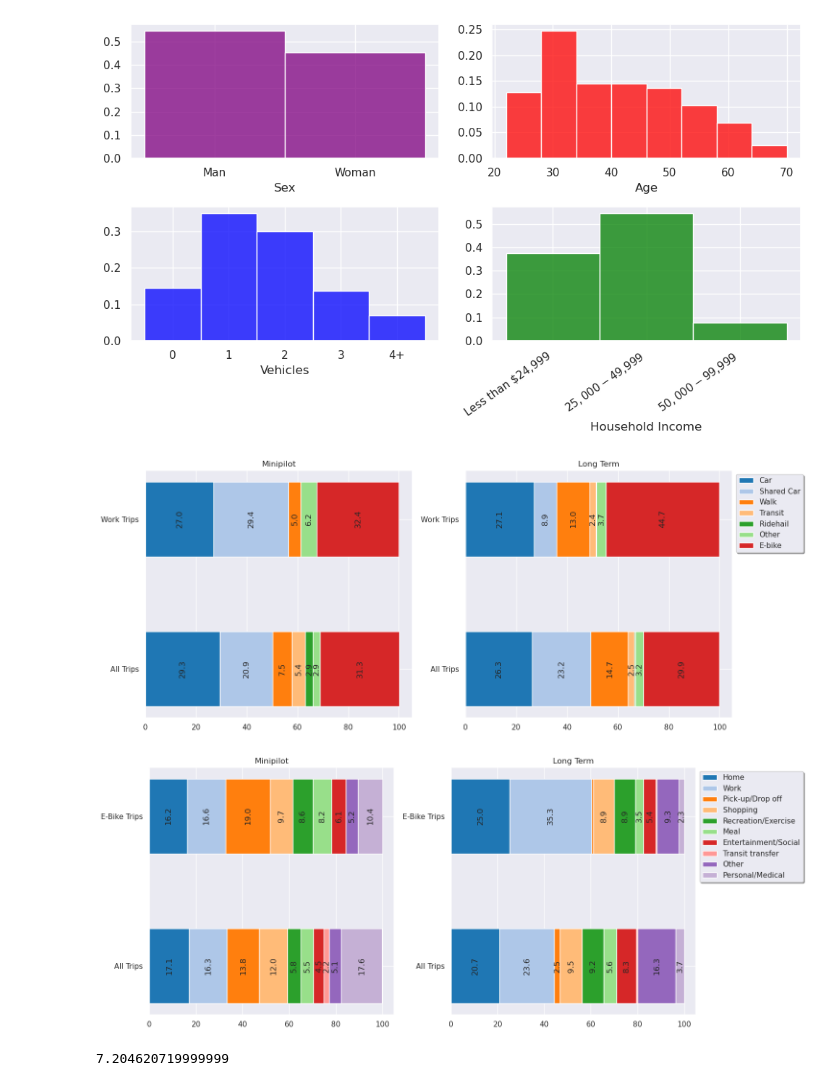
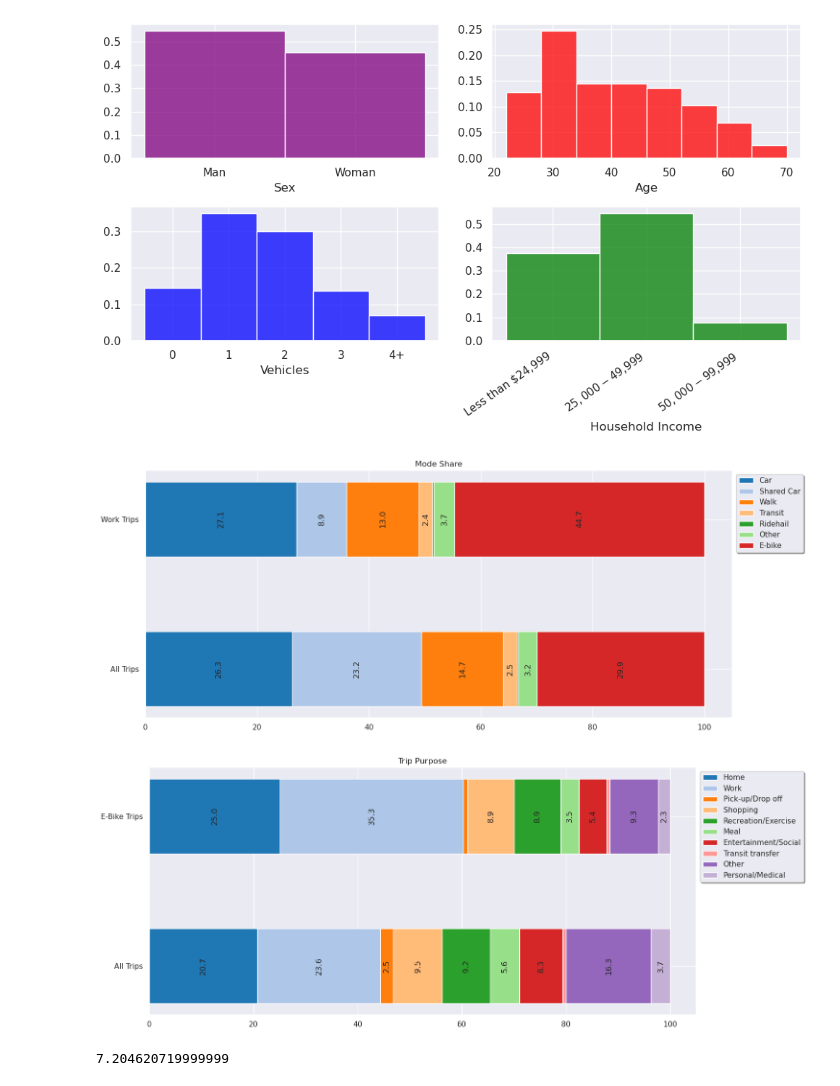
Before and after one commit to e-mission/em-public-dashboard, a Jupyter notebook: viz_scripts/canbikeco_report.ipynb, the cells around one changed output. Saved outputs shown, nothing was run; the diff lists cells and outputs as text; code cells hidden in the pictures.

```diff
--- a/viz_scripts/canbikeco_report.ipynb
+++ b/viz_scripts/canbikeco_report.ipynb
@@ -494,7 +500,7 @@ plot_data.columns = ['Mode','Trip Type','Proportion','Dataset']
 plot_data = pd.concat([plot_data, minipilot_mode_data])
 # %%
 width = 0.5
-fig, ax = plt.subplots(1,2, figsize=(15,6))
+fig, ax = plt.subplots(1,1, figsize=(15,6))
 running_total_mini = [0,0]
 running_total_long = [0,0]
 fig_data_mini = plot_data[plot_data['Dataset']=='Minipilot']
@@ -504,29 +510,29 @@ for mode in pd.unique(fig_data_mini.Mode):
     mini = fig_data_mini[fig_data_mini['Mode']==mode]
     long = fig_data_long[fig_data_long['Mode']==mode]
 
-    labels = mini['Trip Type']
-    vals = mini['Proportion']*100
-    vals_str = [round(v,1) if v>1 else '' for v in vals]
-    bar = ax[0].barh(labels, vals, width, left=running_total_mini, label=mode)
-    ax[0].bar_label(bar, label_type='center', labels=vals_str, rotation=90)
-    running_total_mini[0] = running_total_mini[0]+vals.iloc[0]
-    running_total_mini[1] = running_total_mini[1]+vals.iloc[1]
+#     labels = mini['Trip Type']
+#     vals = mini['Proportion']*100
+#     vals_str = [round(v,1) if v>1 else '' for v in vals]
+#     bar = ax[0].barh(labels, vals, width, left=running_total_mini, label=mode)
+#     ax[0].bar_label(bar, label_type='center', labels=vals_str, rotation=90)
+#     running_total_mini[0] = running_total_mini[0]+vals.iloc[0]
+#     running_total_mini[1] = running_total_mini[1]+vals.iloc[1]
 
     labels = long['Trip Type']
     vals = long['Proportion']*100
     vals_str = [round(v,1) if v>1 else '' for v in vals]
-    bar = ax[1].barh(labels, vals, width, left=running_total_long, label=mode)
-    ax[1].bar_label(bar, label_type='center', labels=vals_str, rotation=90)
+    bar = ax.barh(labels, vals, width, left=running_total_long, label=mode)
+    ax.bar_label(bar, label_type='center', labels=vals_str, rotation=90)
     running_total_long[0] = running_total_long[0]+vals.iloc[0]
     running_total_long[1] = running_total_long[1]+vals.iloc[1]
 
 file_name='CanBikeCO_report_mode_share%s'%file_suffix
-ax[0].set_title('Minipilot')
-ax[1].set_title('Long Term')
-ax[1].legend(bbox_to_anchor=(1,1), fancybox=True, shadow=True)
+ax.set_title('Minipilot')
+ax.set_title('Mode Share')
+ax.legend(bbox_to_anchor=(1,1), fancybox=True, shadow=True)
 plt.subplots_adjust(bottom=0.25)
 fig.tight_layout()
 plt.show()
 fig.savefig(SAVE_DIR+file_name+".png", bbox_inches='tight')
 # %% [output]
-[figure, old version]
+[figure, new version]
@@ -593,39 +557,39 @@ plot_data.columns = ['Purpose','Trip Type','Proportion','Dataset']
 plot_data = pd.concat([plot_data, minipilot_purp_data])
 # %%
 width = 0.5
-fig, ax = plt.subplots(1,2, figsize=(15,6))
+fig, ax = plt.subplots(1,1, figsize=(15,6))
 running_total_mini = [0,0]
 running_total_long = [0,0]
 fig_data_mini = plot_data[plot_data['Dataset']=='Minipilot']
 fig_data_long = plot_data[plot_data['Dataset']=='Long Term']
 
 for purp in pd.unique(fig_data_mini.Purpose):
     mini = fig_data_mini[fig_data_mini['Purpose']==purp]
     long = fig_data_long[fig_data_long['Purpose']==purp]
 
-    labels = mini['Trip Type']
-    vals = mini['Proportion']*100
-    vals_str = [round(v,1) if v>1 else '' for v in vals]
-    bar = ax[0].barh(labels, vals, width, left=running_total_mini, label=purp)
-    ax[0].bar_label(bar, label_type='center', labels=vals_str, rotation=90)
-    running_total_mini[0] = running_total_mini[0]+vals.iloc[0]
-    running_total_mini[1] = running_total_mini[1]+vals.iloc[1]
+#     labels = mini['Trip Type']
+#     vals = mini['Proportion']*100
+#     vals_str = [round(v,1) if v>1 else '' for v in vals]
+#     bar = ax[0].barh(labels, vals, width, left=running_total_mini, label=purp)
+#     ax[0].bar_label(bar, label_type='center', labels=vals_str, rotation=90)
+#     running_total_mini[0] = running_total_mini[0]+vals.iloc[0]
+#     running_total_mini[1] = running_total_mini[1]+vals.iloc[1]
 
     labels = long['Trip Type']
     vals = long['Proportion']*100
     vals_str = [round(v,1) if v>1 else '' for v in vals]
-    bar = ax[1].barh(labels, vals, width, left=running_total_long, label=purp)
-    ax[1].bar_label(bar, label_type='center', labels=vals_str, rotation=90)
+    bar = ax.barh(labels, vals, width, left=running_total_long, label=purp)
+    ax.bar_label(bar, label_type='center', labels=vals_str, rotation=90)
     running_total_long[0] = running_total_long[0]+vals.iloc[0]
     running_total_long[1] = running_total_long[1]+vals.iloc[1]
 
 file_name='CanBikeCO_report_purp_share%s'%file_suffix
-ax[0].set_title('Minipilot')
-ax[1].set_title('Long Term')
-ax[1].legend(bbox_to_anchor=(1,1), fancybox=True, shadow=True)
+ax.set_title('Minipilot')
+ax.set_title('Trip Purpose')
+ax.legend(bbox_to_anchor=(1,1), fancybox=True, shadow=True)
 plt.subplots_adjust(bottom=0.25)
 fig.tight_layout()
 plt.show()
 fig.savefig(SAVE_DIR+file_name+".png", bbox_inches='tight')
 # %% [output]
-[figure, old version]
+[figure, new version]
```
Also changed, not shown: parts of 17 cells of this notebook.
